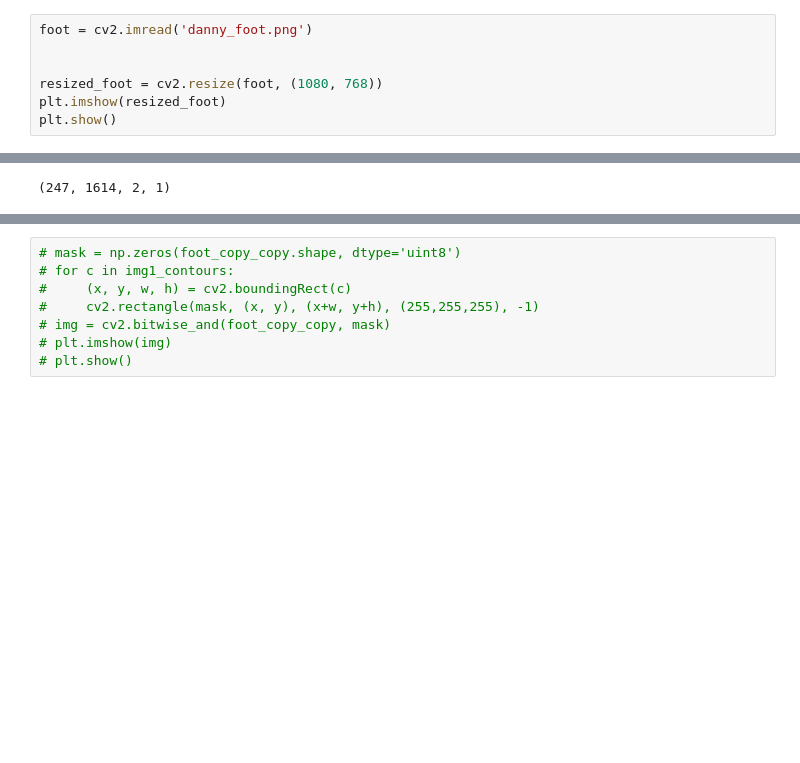
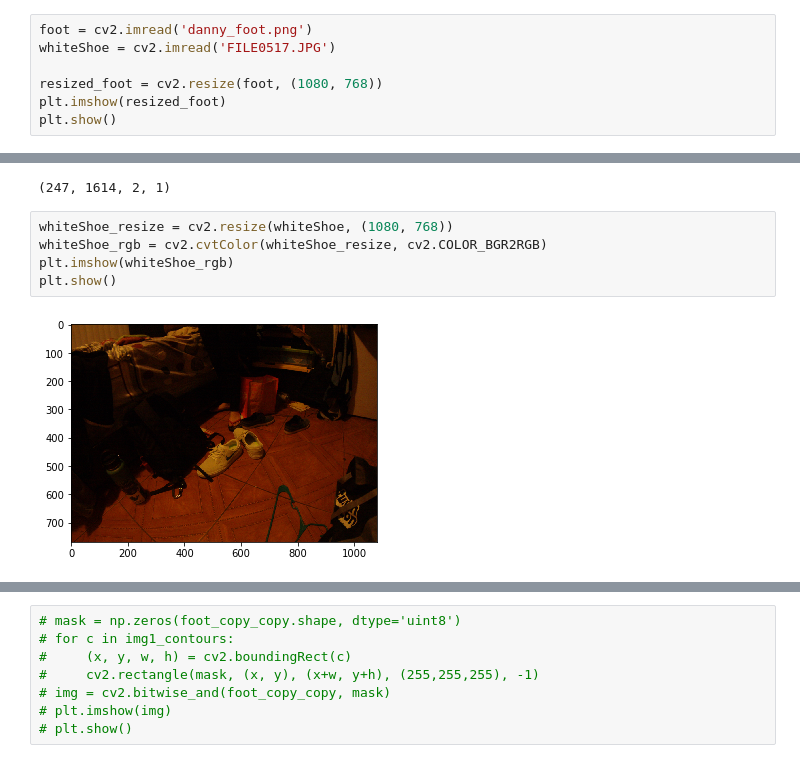
Before and after one commit to luoken/Shoe-detector, a Jupyter notebook: utils/Testing.ipynb, the cells around one changed output, grey strips where cells are left out. Cells and saved outputs as stored; diff of their text form; blank space fills up the shorter version.

```diff
--- a/utils/Testing.ipynb
+++ b/utils/Testing.ipynb
@@ -14,7 +14,7 @@ def preprocess(image, lower_upper_list): # 2nd param now takes a list to handle
     return output, mask
 # %%
 foot = cv2.imread('danny_foot.png')
-
+whiteShoe = cv2.imread('FILE0517.JPG')
 
 resized_foot = cv2.resize(foot, (1080, 768))
 plt.imshow(resized_foot)
@@ -122,3 +139,10 @@ plt.show()
 print(img1_all_boxes[0])
 # %% [output]
 (247, 1614, 2, 1)
+# %%
+whiteShoe_resize = cv2.resize(whiteShoe, (1080, 768))
+whiteShoe_rgb = cv2.cvtColor(whiteShoe_resize, cv2.COLOR_BGR2RGB)
+plt.imshow(whiteShoe_rgb)
+plt.show()
+# %% [output]
+[figure, added]
```
Also changed, not shown: parts of 12 cells of this notebook, 1 other file.
